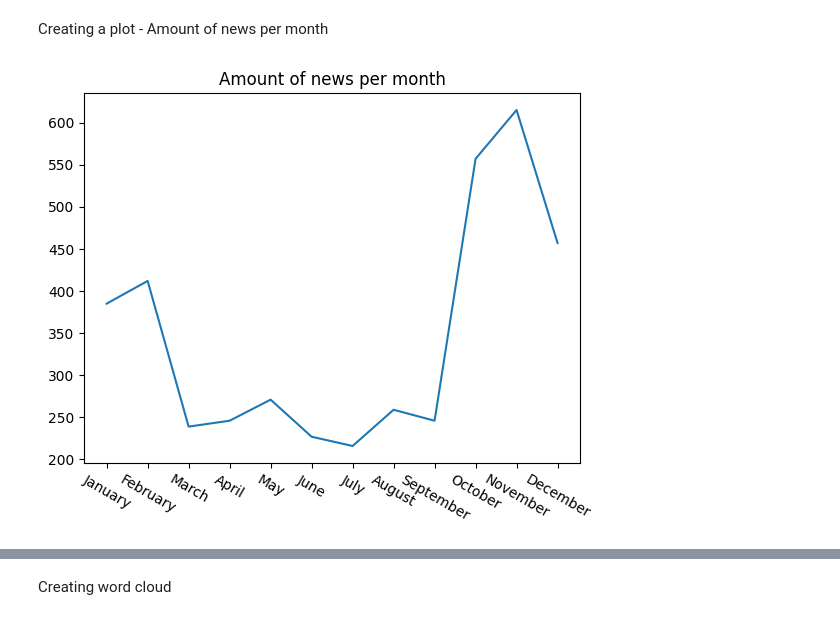
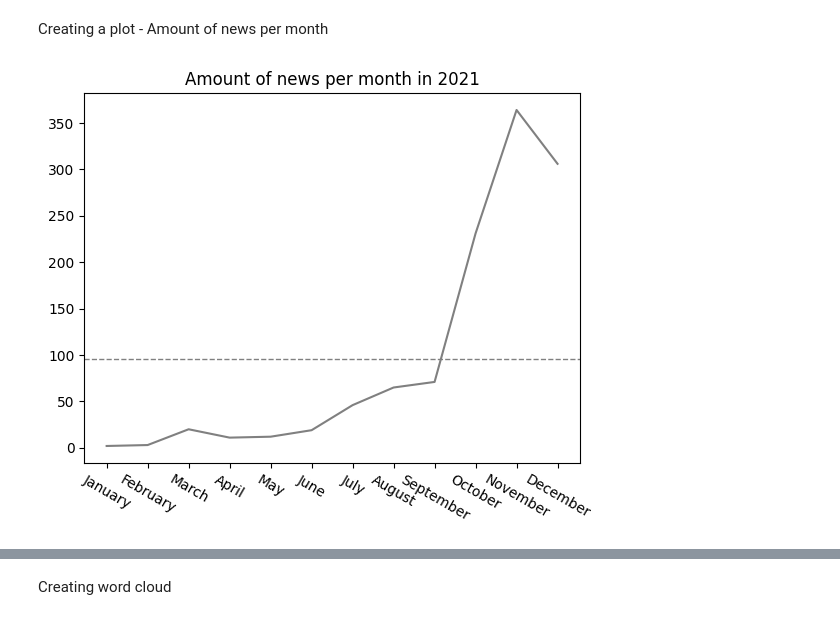
Before and after one commit to agnieszkaem/metaverse-news-headlines-bachelor-thesis, a Jupyter notebook: analysis.ipynb, the cells around one changed output, grey strips where cells are left out. Drawn from its saved outputs; the diff is of its cells as text; code cells hidden in the pictures.

```diff
--- a/analysis.ipynb
+++ b/analysis.ipynb
@@ -244,7 +256,7 @@ df
 # %% [markdown]
 tokenized words
 # %%
-df['tokenized'] = df.apply(lambda row: nltk.word_tokenize(row['abstract']), axis=1)
+df['tokenized'] = df.apply(lambda row: nltk.word_tokenize(row['abstract_cleaning']), axis=1)
 # %%
 df
 # %% [output]
@@ -380,7 +391,6 @@ Removing stop words extended by a list of non-English words
 # %%
-stop = stopwords.words('english')
 stop.extend(no_eng)
-df['abstract'] = df.apply(lambda row: " ".join(word for word in row['tokenized'] if word not in stop),axis=1)
+df['abstract_cleaning'] = df.apply(lambda row: " ".join(word for word in row['tokenized'] if word not in stop),axis=1)
 # %%
 df
 # %% [output]
@@ -401,6 +411,6 @@ df
 Removing single letters in text apart from 'i' (as pronoun)
 # %%
 #df['title'] = df['title'].apply(lambda x: ' '.join( [w for w in x.split() if len(w)>1 or w=='i'] ))
-df['abstract'] = df['abstract'].apply(lambda x: ' '.join( [w for w in x.split() if len(w)>1 or w=='i'] ))
+df['abstract_cleaning'] = df['abstract_cleaning'].apply(lambda x: ' '.join( [w for w in x.split() if len(w)>1 or w=='i'] ))
 df
 # %% [output]
@@ -438,0 +451,2 @@ df
+# %%
+df['day']=df['date'].apply(lambda row: row.dayofweek+1)
@@ -443,15 +473,16 @@ df.to_csv("clean.csv",encoding="utf-8-sig", sep=';',index=False)
 # %% [markdown]
 Creating a plot - Amount of news per month
 # %%
+df_2021= df[(df['date'] >= '2021-01-01') & (df['date'] < '2022-01-01')]
+
 months_names= ['January', 'February', 'March', 'April', 'May', 'June', 'July', 'August', 'September', 'October', 'November', 'December']
-monthly_d = df.value_counts('month').sort_index()
-plt.plot(months_names,monthly_d)
+monthly_d = df_2021.value_counts('month').sort_index()
+plt.plot(months_names,monthly_d, color='grey')
+plt.axhline(y=np.nanmean(monthly_d), color='grey', linestyle='--', linewidth=1, label='average')
 
-
-
-plt.title('Amount of news per month')
+plt.title('Amount of news per month in 2021')
 plt.xticks(rotation = -30)
 
 plt.show()
 # %% [output]
-[figure, old version]
+[figure, new version]
```
Also changed, not shown: parts of 62 cells of this notebook.
